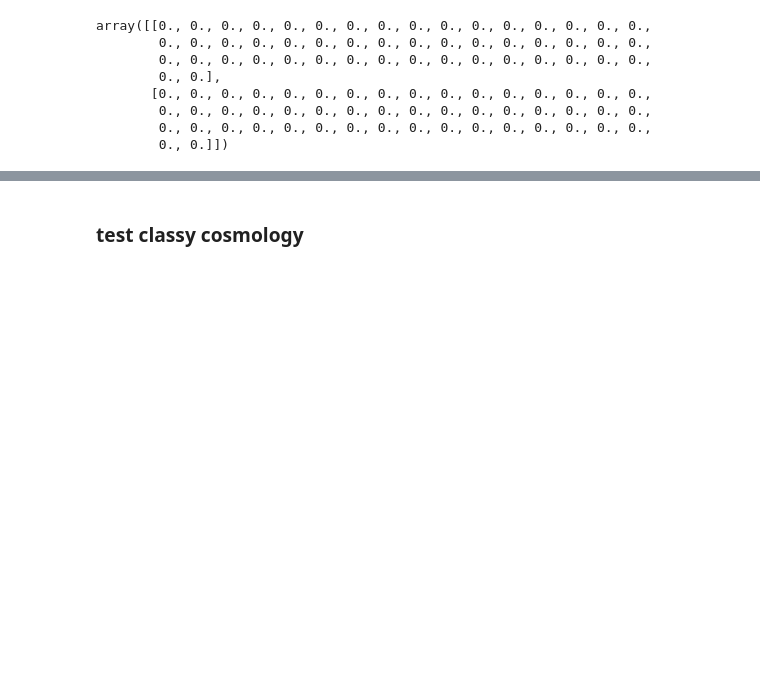
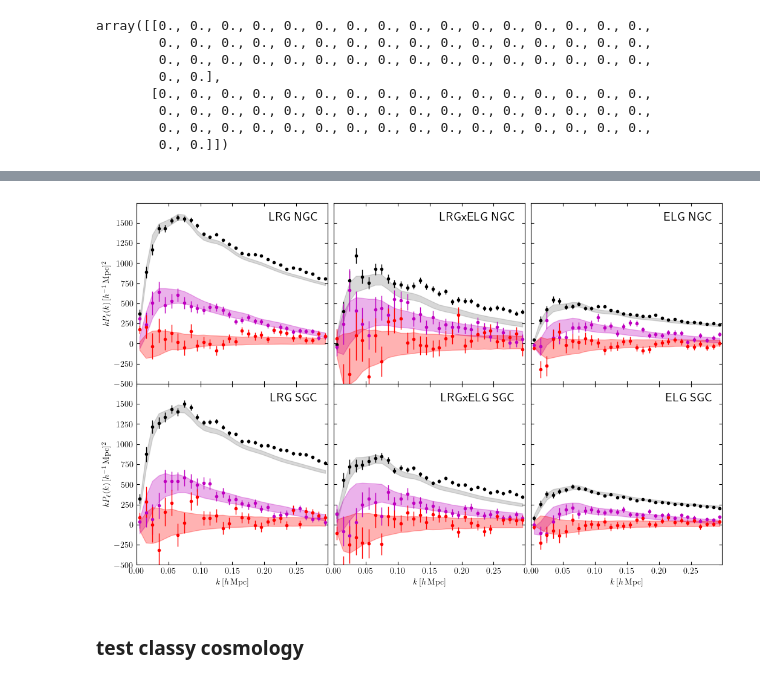
Before and after one commit to zhaoruiyang98/eftpipe, a Jupyter notebook: analysis/debug_cross.ipynb, the cells around one changed output, grey strips where cells are left out. Drawn from its saved outputs; the diff is of its cells as text; code cells hidden in the pictures; blank space fills up the shorter version.

```diff
--- a/analysis/debug_cross.ipynb
+++ b/analysis/debug_cross.ipynb
@@ -200,3 +249,101 @@ array([[0., 0., 0., 0., 0., 0., 0., 0., 0., 0., 0., 0., 0., 0., 0., 0.,
+# %%
+def extract_err(path):
+    cov = np.loadtxt(path)
+    return np.sqrt(cov.diagonal())
+# %%
+cap = "NGC"
+lrg = read_pkl(f"cobaya/data/DR16/ric_LRG_{cap}.txt")
+elg = read_pkl(f"cobaya/data/DR16/ric_ELG_{cap}.txt")
+x = read_pkl(f"cobaya/data/DR16/ric_x_{cap}.txt")
+lrg_mock = read_pkl(f"cobaya/data/mock/standard_LRG_{cap}.txt")
+elg_mock = read_pkl(f"cobaya/data/mock/standard_ELG_{cap}.txt")
+x_mock = read_pkl(f"cobaya/data/mock/standard_x_{cap}.txt")
+lrg_err = extract_err(f"cobaya/data/cov/cov_{cap}_L024.txt").reshape(3, -1)
+elg_err = extract_err(f"cobaya/data/cov/cov_{cap}_E024.txt").reshape(3, -1)
+x_err = extract_err(f"cobaya/data/cov/cov_{cap}_X024.txt").reshape(3, -1)
+
+fig, axes = plt.subplots(
+    2, 3, sharex=True, sharey=True, figsize=(15/1.2, 14/1.2/3*2),
+    gridspec_kw={"hspace": 0, "wspace": 0.03},
+)
+axes = cast(Any, axes)
+for i in range(2):
+    for j in range(3):
+        axes[i, j].tick_params(which="both", direction="in")
+        axes[i, j].yaxis.set_ticks_position("both")
+        axes[i, j].xaxis.set_ticks_position("both")
+        axes[i, j].set_ylim(-500, 1749)
+        axes[i, j].set_xlim(0, 0.299)
+for j in range(3):
+    axes[-1, j].set_xlabel(R"$k\,[h\,\mathrm{Mpc}]$")
+for i in range(2):
+    axes[i, 0].set_ylabel(R"$kP_\ell(k)\,[h^{-1}\,\mathrm{Mpc}]^2$")
+kk = lrg["k"].to_numpy()
+for j, data, mock, err in zip([0, 1, 2], [lrg, x, elg], [lrg_mock, x_mock, elg_mock], [lrg_err, x_err, elg_err]):
+    for k, (ell, c) in enumerate(zip([0, 2, 4], ["grey", "m", "r"])):
+        yerr = kk * err[k]
+        axes[0, j].errorbar(
+            kk, kk * data[f"P{ell}"], yerr=yerr,
+            fmt=".", color="k" if ell == 0 else c, elinewidth=1,
+        )
+        axes[0, j].fill_between(
+            kk, kk * mock[f"P{ell}"] - yerr, kk * mock[f"P{ell}"] + yerr,
+            color=c, alpha=0.3,
+        )
+
+
+cap = "SGC"
+lrg = read_pkl(f"cobaya/data/DR16/ric_LRG_{cap}.txt")
+elg = read_pkl(f"cobaya/data/DR16/ric_ELG_{cap}.txt")
+x = read_pkl(f"cobaya/data/DR16/ric_x_{cap}.txt")
+lrg_mock = read_pkl(f"cobaya/data/mock/standard_LRG_{cap}.txt")
+elg_mock = read_pkl(f"cobaya/data/mock/standard_ELG_{cap}.txt")
+x_mock = read_pkl(f"cobaya/data/mock/standard_x_{cap}.txt")
+lrg_err = extract_err(f"cobaya/data/cov/cov_{cap}_L024.txt").reshape(3, -1)
+elg_err = extract_err(f"cobaya/data/cov/cov_{cap}_E024.txt").reshape(3, -1)
+x_err = extract_err(f"cobaya/data/cov/cov_{cap}_X024.txt").reshape(3, -1)
+
+kk = lrg["k"].to_numpy()
+for j, data, mock, err in zip([0, 1, 2], [lrg, x, elg], [lrg_mock, x_mock, elg_mock], [lrg_err, x_err, elg_err]):
+    for k, (ell, c) in enumerate(zip([0, 2, 4], ["grey", "m", "r"])):
+        yerr = kk * err[k]
+        axes[-1, j].errorbar(
+            kk, kk * data[f"P{ell}"], yerr=yerr,
+            fmt=".", color="k" if ell == 0 else c, elinewidth=1,
+        )
+        axes[-1, j].fill_between(
+            kk, kk * mock[f"P{ell}"] - yerr, kk * mock[f"P{ell}"] + yerr,
+            color=c, alpha=0.3,
+        )
+
+axes[0, 0].text(
+    0.95, 0.95, "LRG NGC", fontsize="x-large",
+    transform=axes[0, 0].transAxes, va="top", ha="right",
+)
+axes[0, 1].text(
+    0.95, 0.95, "LRGxELG NGC", fontsize="x-large",
+    transform=axes[0, 1].transAxes, va="top", ha="right",
+)
+axes[0, 2].text(
+    0.95, 0.95, "ELG NGC", fontsize="x-large",
+    transform=axes[0, 2].transAxes, va="top", ha="right",
+)
+axes[1, 0].text(
+    0.95, 0.95, "LRG SGC", fontsize="x-large",
+    transform=axes[1, 0].transAxes, va="top", ha="right",
+)
+axes[1, 1].text(
+    0.95, 0.95, "LRGxELG SGC", fontsize="x-large",
+    transform=axes[1, 1].transAxes, va="top", ha="right",
+)
+axes[1, 2].text(
+    0.95, 0.95, "ELG SGC", fontsize="x-large",
+    transform=axes[1, 2].transAxes, va="top", ha="right",
+)
+
+plt.show()
+# %% [output]
+[figure, added]
 # %% [markdown]
 ### test classy cosmology
 # %% [markdown]
```
Also changed, not shown: parts of 6 cells of this notebook.
